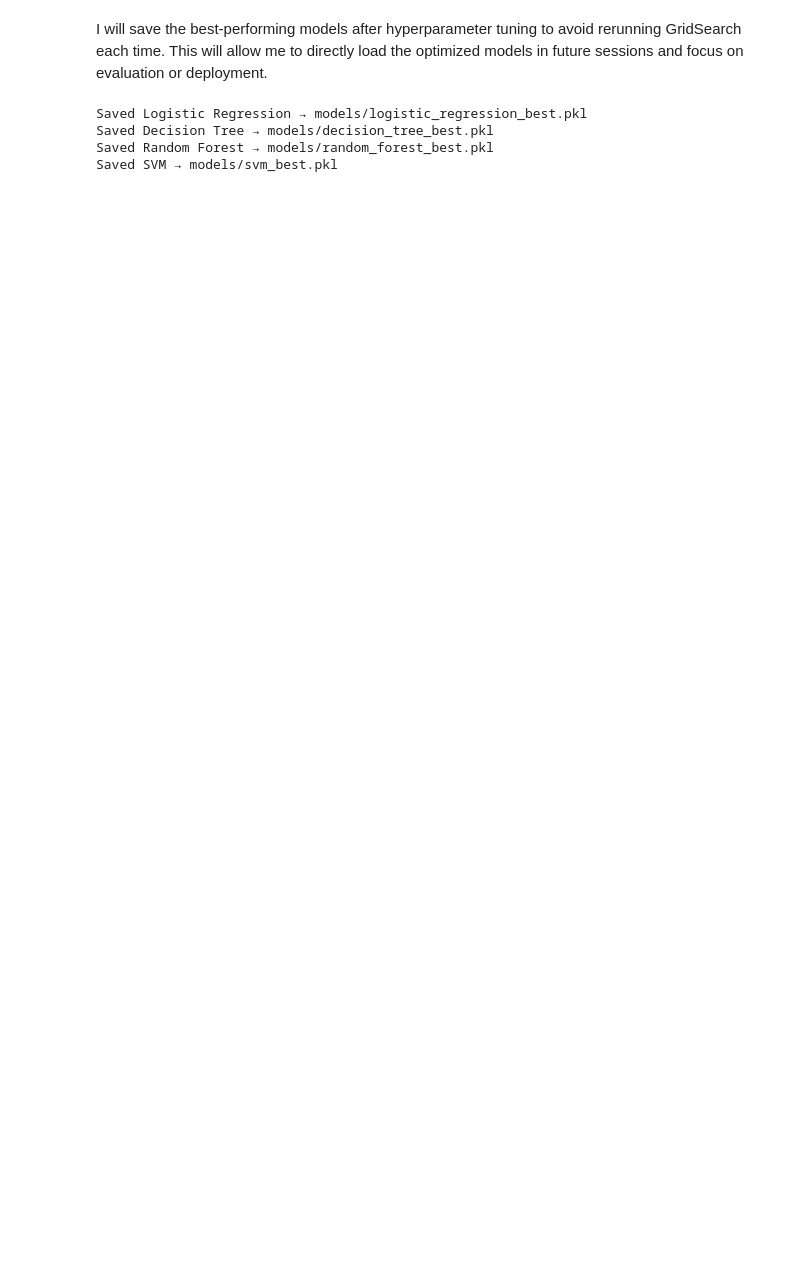
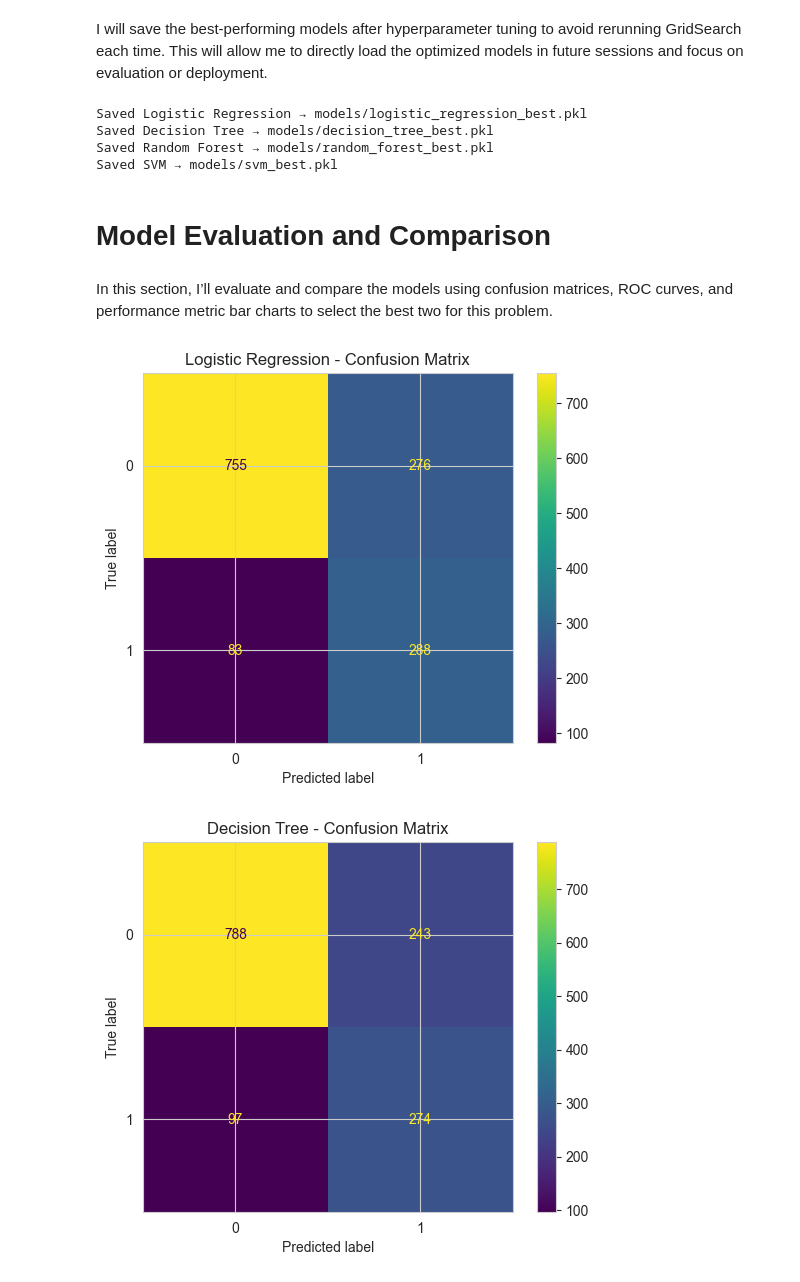
Before and after one commit to CerenSude/telco-customer-churn-analysis, a Jupyter notebook: telco-customer-churn-analysis.ipynb, the cells around one changed output. Cells and saved outputs as stored; diff of their text form; code cells hidden in the pictures; blank space fills up the shorter version.

Commit message:
evaluation and comparison

```diff
--- a/telco-customer-churn-analysis.ipynb
+++ b/telco-customer-churn-analysis.ipynb
@@ -683,3 +682,7 @@ Saved Logistic Regression → models/logistic_regression_best.pkl
 Saved Decision Tree → models/decision_tree_best.pkl
 Saved Random Forest → models/random_forest_best.pkl
 Saved SVM → models/svm_best.pkl
+# %% [markdown]
+# Model Evaluation and Comparison
+# %% [markdown]
+In this section, I’ll evaluate and compare the models using confusion matrices, ROC curves, and performance metric bar charts to select the best two for this problem.
@@ -685,0 +692,8 @@ Saved SVM → models/svm_best.pkl
+# %%
+for name, model in best_models.items():
+    ConfusionMatrixDisplay.from_estimator(model, X_test, y_test)
+    plt.title(f"{name} - Confusion Matrix")
+    plt.show()
+# %% [output]
+[figure, added]
+[figure, added]
```
Also changed, not shown: parts of 8 cells of this notebook.
